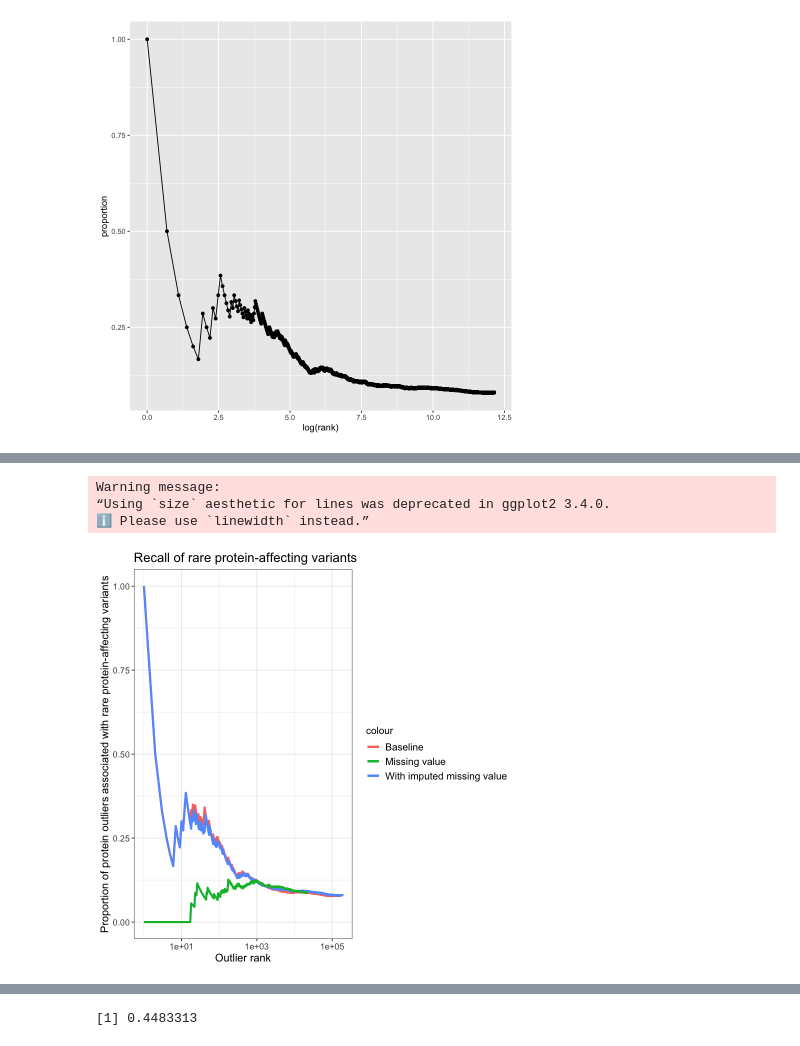
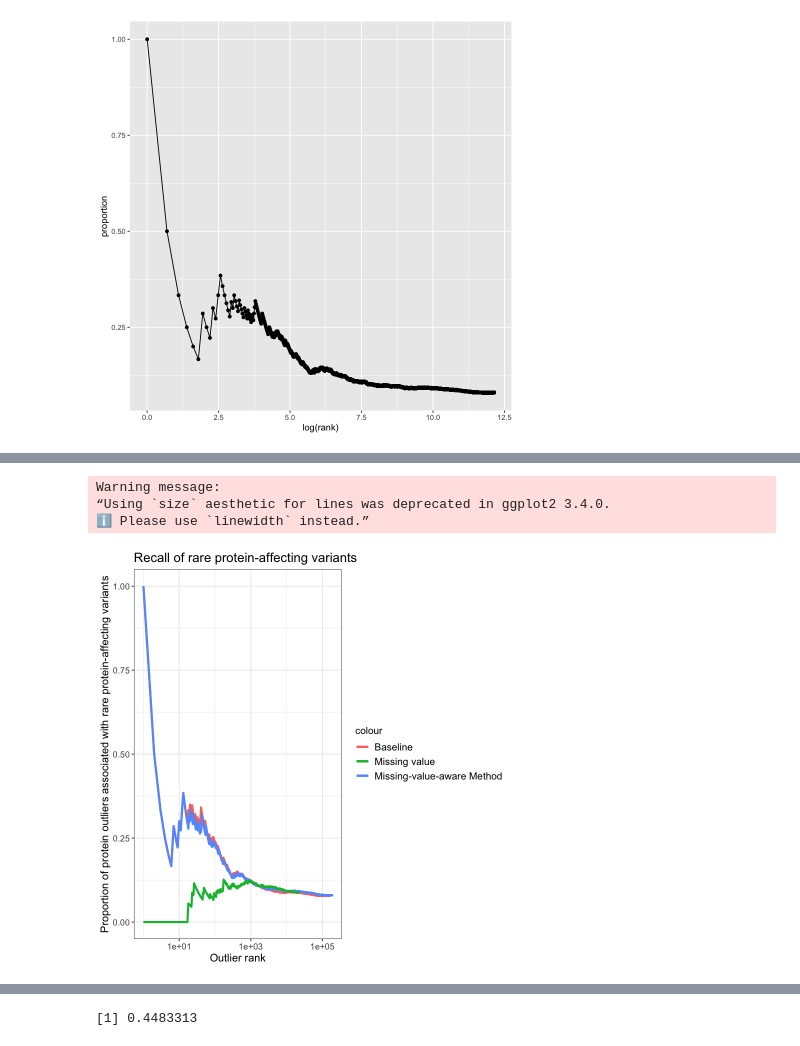
Before and after one commit to wxicu/proteinOutliersMissingValues, a Jupyter notebook: association.ipynb, the cells around one changed output, grey strips where cells are left out. Cells and saved outputs as stored; diff of their text form; code cells hidden in the pictures.

```diff
--- a/association.ipynb
+++ b/association.ipynb
@@ -41,5 +41,5 @@ aberrant_expressed <- rownames(prot_int[prot_int$noMeasured==1,])
 # %%
-training <- fread("outrider_res.txt")
+training <- fread("files/outrider_res.txt")
 training <- training[,-1]
 training$sampleID <- gsub('_NCI60','',training$sampleID)
 features <- unique(training$featureID)
@@ -90,5 +78,5 @@ A data.table: 1 × 462
 # %%
-variant <- fread("insample.csv")
+variant <- fread("files/insample.csv")
 variant$sampleID <- variant$sampleID %>%
   strsplit( ":")  %>%
   sapply( tail, 1 ) %>%
@@ -350,7 +326,7 @@ ggplot(res, aes(x = log(rank), y = proportion)) + geom_line() + geom_point()
 # %% [output]
 [figure]
 # %%
-missing_pred <- fread('missing_pred.csv')
+missing_pred <- fread('files/missing_pred.csv')
 #missing_pred <- missing_pred[missing_pred$featureID %in% aberrant_expressed,]
 missing_pred$sampleID <- gsub("_NCI60","",missing_pred$sampleID)
 missing_pred <- missing_pred[,c(1,2,6)]
@@ -517,13 +452,13 @@ A data.table: 165314 × 7
 # %%
 ggplot() + geom_line(data=res, aes(x = rank, y = Baseline, colour = "Baseline"), size = 1.2) +
-    geom_line(data=res_impute, aes(x = rank, y = withImputedMissingValue, colour = "With imputed missing value"), size = 1.2) +
+    geom_line(data=res_impute, aes(x = rank, y = withImputedMissingValue, colour = "Missing-value-aware Method"), size = 1.2) +
     geom_line(data=missing_only, aes(x = rank, y = missing, colour = "Missing value"), size = 1.2) + scale_x_log10() +
     xlab("Outlier rank") + ylab("Proportion of protein outliers associated with rare protein-affecting variants") +
     theme_bw() + theme(text=element_text(size=13),
                        legend.title = element_text(size=12), legend.text = element_text(size=12)) +
 ggtitle("Recall of rare protein-affecting variants")
 # %% [output]
 Warning message:
 “Using `size` aesthetic for lines was deprecated in ggplot2 3.4.0.
 ℹ Please use `linewidth` instead.”
-[figure, old version]
+[figure, new version]
```
Also changed, not shown: parts of 15 cells of this notebook, 4 other files.
